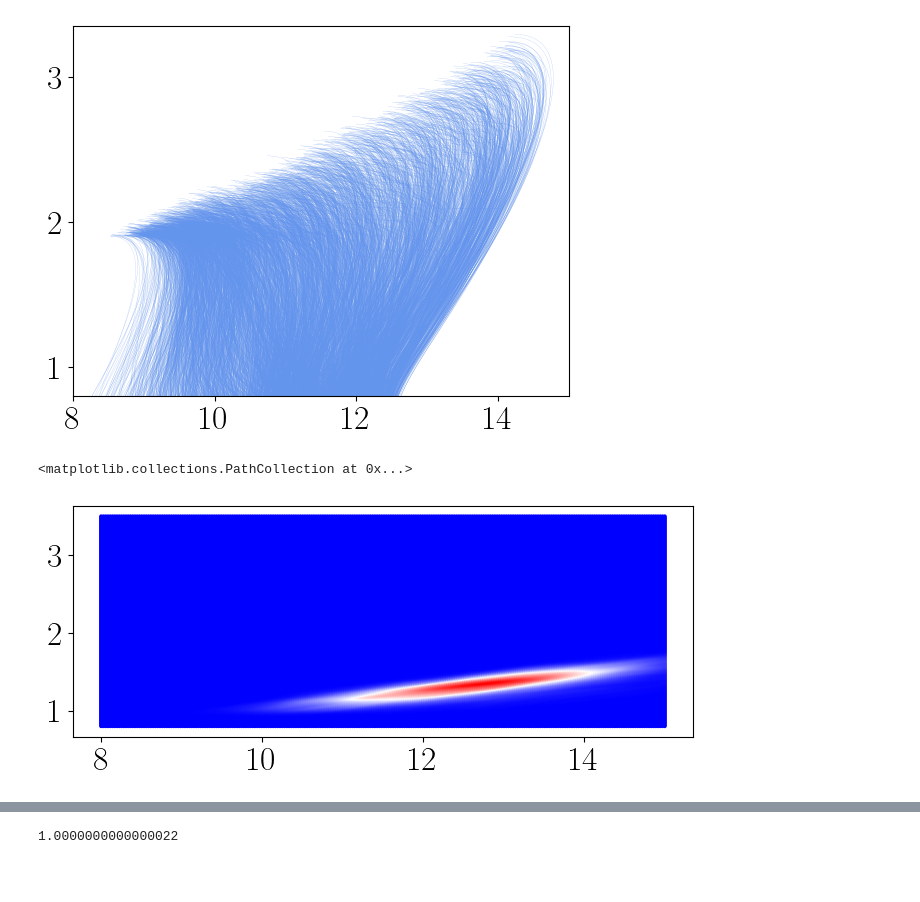
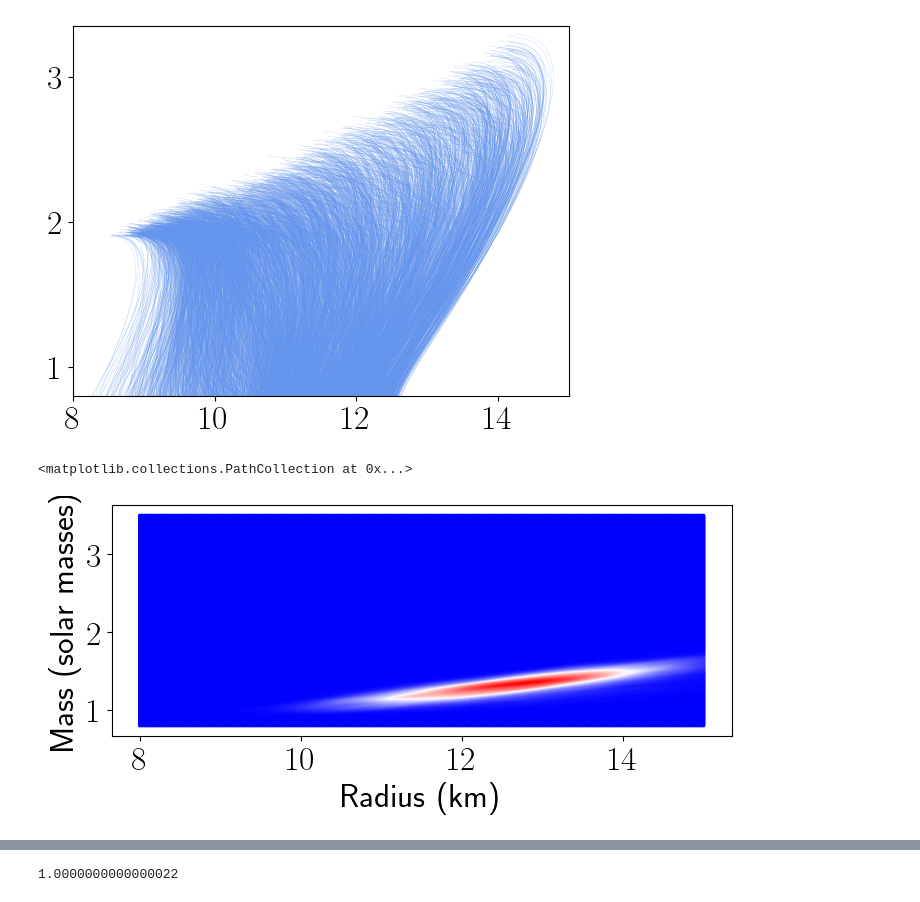
Before and after one commit to tatep0/Astroboy, a Jupyter notebook: Neutron Stars/EOS/NICER_data.ipynb, the cells around one changed output, grey strips where cells are left out. Saved outputs shown, nothing was run; the diff lists cells and outputs as text; code cells hidden in the pictures; blank space fills up the shorter version.

```diff
--- a/Neutron Stars/EOS/NICER_data.ipynb
+++ b/Neutron Stars/EOS/NICER_data.ipynb
@@ -56,20 +56,22 @@ pdf = sp.stats.gaussian_kde((data[:,1], data[:,0]))
 # %%
 #plotting the pdf
 X = np.linspace(8, 15, 250)
 Y = np.linspace(0.8, 3.5, 250)
 points = np.zeros((250*250, 2))
 prob=np.zeros(250*250)
 for i in range(250):
     for j in range(250):
         points[i+j*250] = [X[i], Y[j]]
         prob[i+j*250] = pdf.evaluate((X[i], Y[j]))
 #normalize the probabilities so the highest is always the same shade of red
 norm = plt.Normalize(prob.min(), prob.max())
 cmap = mp.colors.LinearSegmentedColormap.from_list("blue_white_red", ["blue", "white","red"])
+plt.xlabel("Radius (km)")
+plt.ylabel("Mass (solar masses)")
 plt.scatter(points[:,0], points[:,1], color=cmap(norm(prob)), s=3)
 # %% [output]
 <matplotlib.collections.PathCollection at 0x...>
-[figure, old version]
+[figure, new version]
 # %%
 #calculate the probability of the observations given an EOS; likelihood
 num_points = 1000
```
Also changed, not shown: parts of 2 cells of this notebook.
